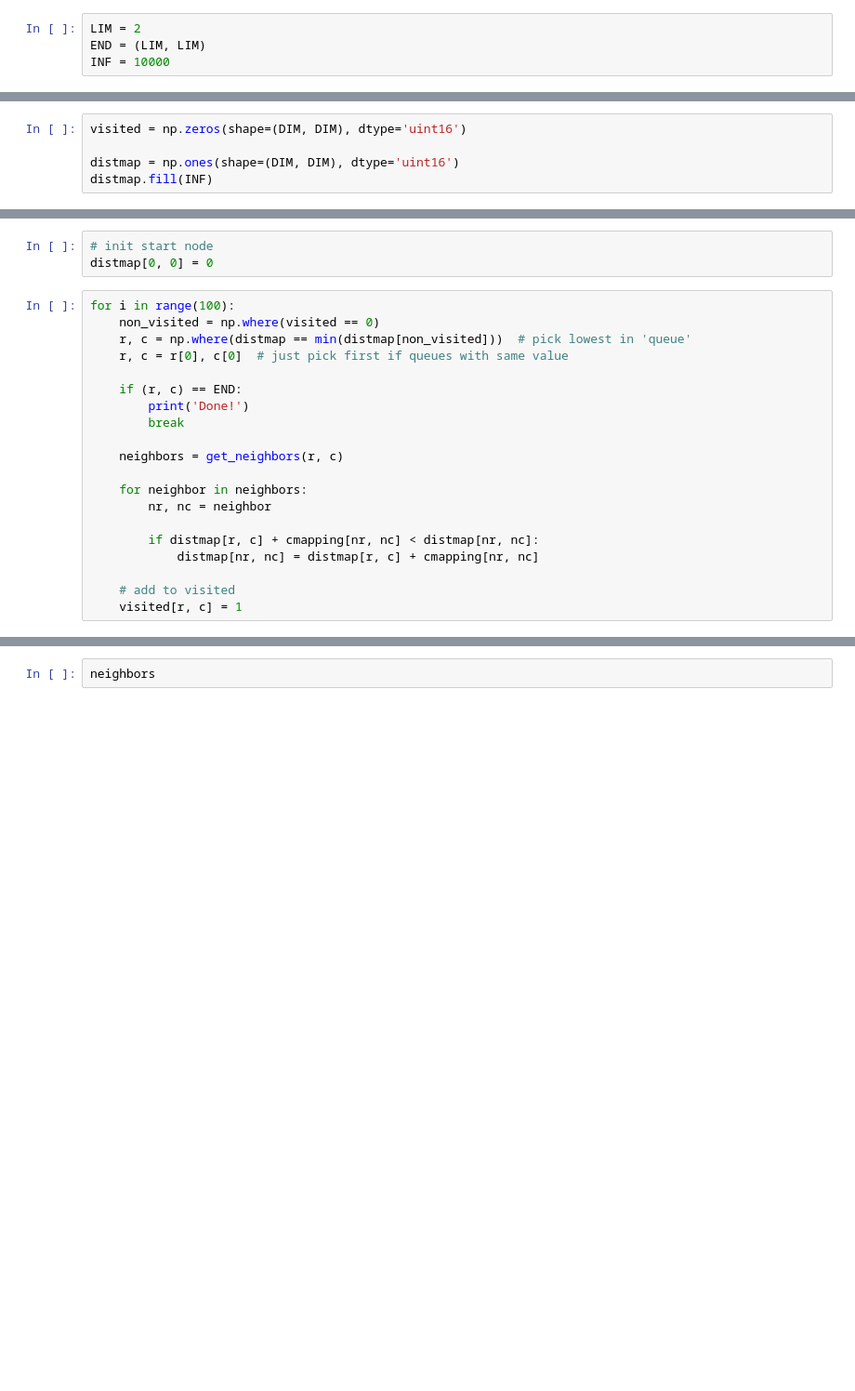
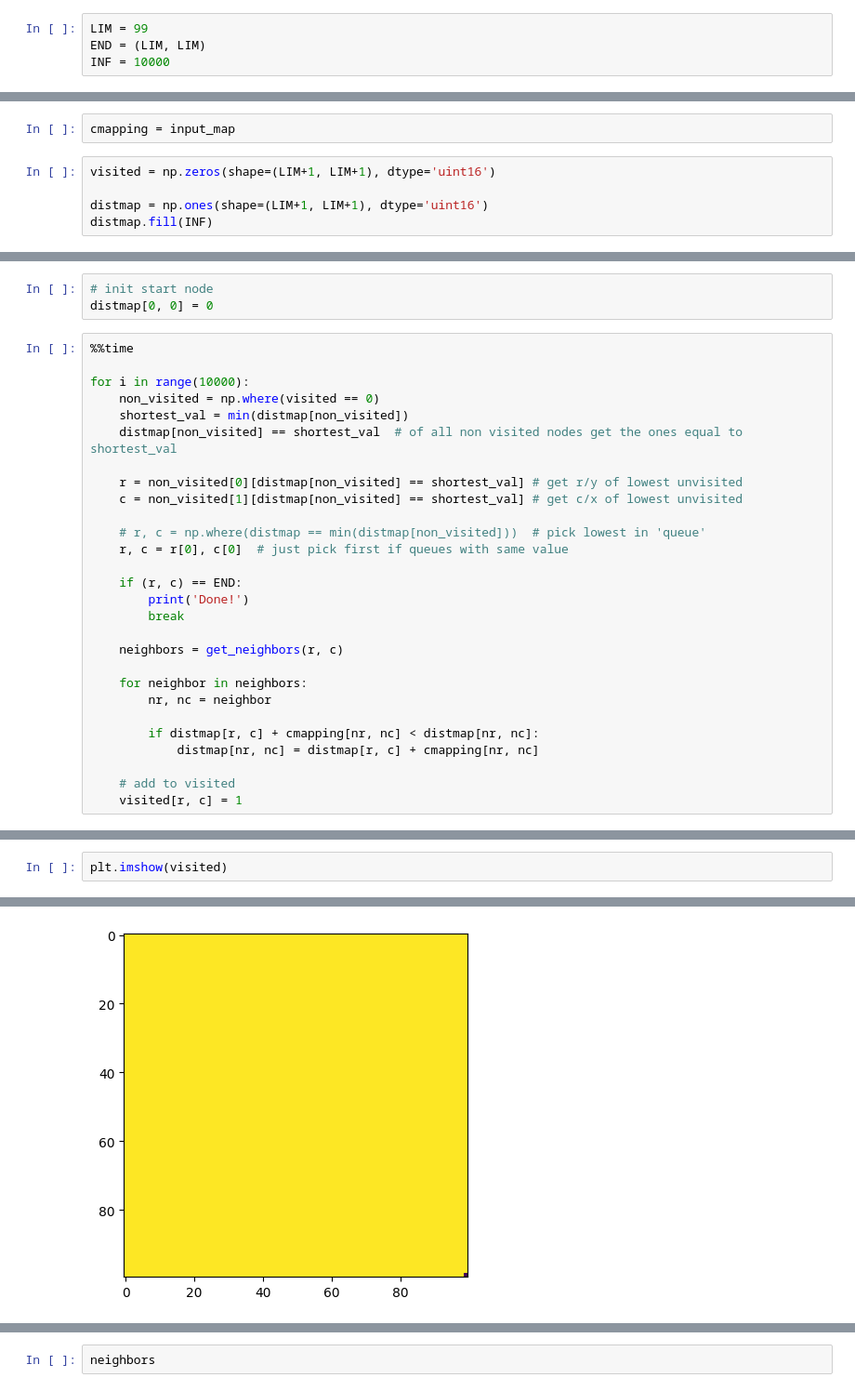
Before and after one commit to satrya070/aoc2021, a Jupyter notebook: day_15_npmap.ipynb, the cells around one changed output, grey strips where cells are left out. Shown: that part at 93% size. Cells and saved outputs as stored; diff of their text form; blank space fills up the shorter version.

Commit message:
part 1 for 123432 time in npmap... lets hope its scales..

```diff
--- a/day_15_npmap.ipynb
+++ b/day_15_npmap.ipynb
@@ -3,5 +24,5 @@ import numpy as np
 # %%
-LIM = 2
+LIM = 99
 END = (LIM, LIM)
 INF = 10000
 # %%
@@ -27,8 +48,10 @@ cmapping = np.array([
     [7, 9, 2],
     [3, 5, 5]
 ])
+# %%
+cmapping = input_map
 # %%
-visited = np.zeros(shape=(DIM, DIM), dtype='uint16')
+visited = np.zeros(shape=(LIM+1, LIM+1), dtype='uint16')
 
-distmap = np.ones(shape=(DIM, DIM), dtype='uint16')
+distmap = np.ones(shape=(LIM+1, LIM+1), dtype='uint16')
 distmap.fill(INF)
@@ -36,9 +63,17 @@ distmap.fill(INF)
 # init start node
 distmap[0, 0] = 0
 # %%
-for i in range(100):
+%%time
+
+for i in range(10000):
     non_visited = np.where(visited == 0)
-    r, c = np.where(distmap == min(distmap[non_visited]))  # pick lowest in 'queue'
+    shortest_val = min(distmap[non_visited])
+    distmap[non_visited] == shortest_val  # of all non visited nodes get the ones equal to shortest_val
+
+    r = non_visited[0][distmap[non_visited] == shortest_val] # get r/y of lowest unvisited
+    c = non_visited[1][distmap[non_visited] == shortest_val] # get c/x of lowest unvisited
+
+    # r, c = np.where(distmap == min(distmap[non_visited]))  # pick lowest in 'queue'
     r, c = r[0], c[0]  # just pick first if queues with same value
 
     if (r, c) == END:
@@ -59,0 +101,3 @@ Done!
+# %%
+plt.imshow(visited)
+# %% [output]
@@ -59,0 +105 @@ Done!
+[figure, added]
```
Also changed, not shown: parts of 17 cells of this notebook, 1 other file.
